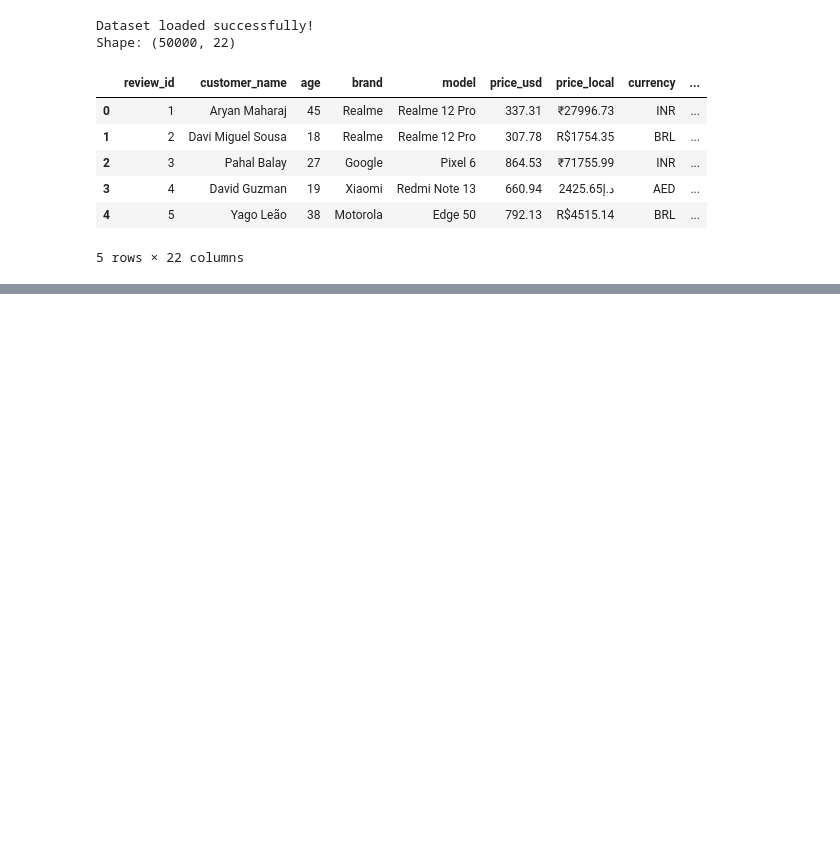
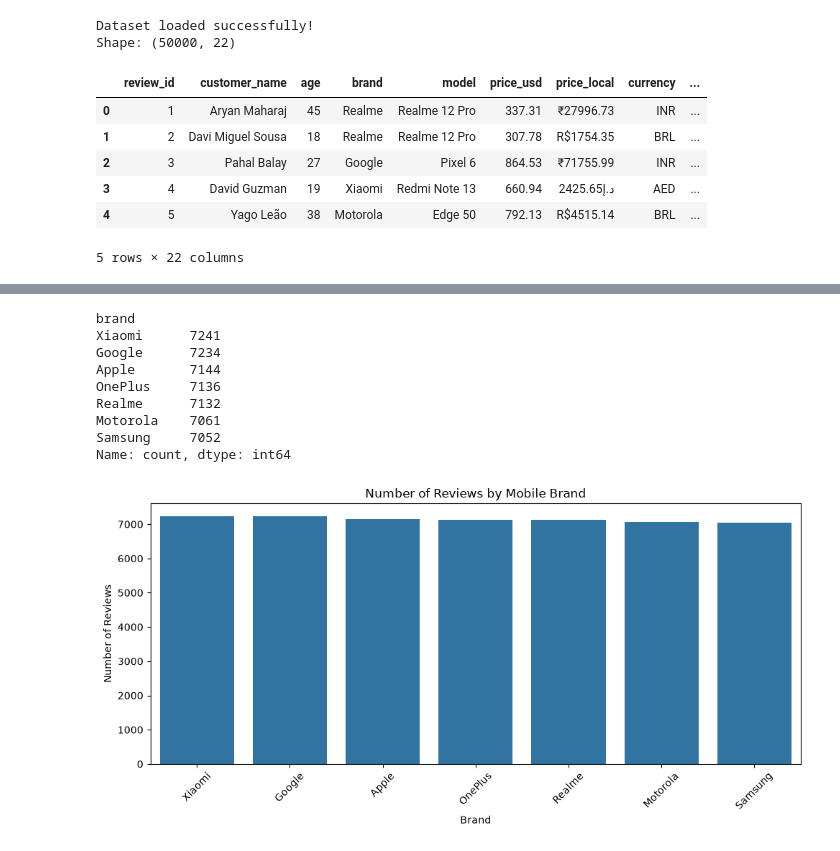
Before and after one commit to paulrobinsonr/Mobile_product_segmentation, a Jupyter notebook: mobile_prt_seg.ipynb, the cells around one changed output, grey strips where cells are left out. Drawn from its saved outputs; the diff is of its cells as text; code cells hidden in the pictures; blank space fills up the shorter version.

```diff
--- a/mobile_prt_seg.ipynb
+++ b/mobile_prt_seg.ipynb
@@ -35,0 +83,9 @@ Shape: (50000, 22)
+# %%
+# Unique values in important categorical columns
+
+categorical_columns = df.select_dtypes(include="object").columns
+
+for col in categorical_columns:
+    print(f"\n{col}:")
+    print("Unique values:", df[col].nunique())
+    print(df[col].dropna().unique()[:15])
@@ -35,0 +207,15 @@ Shape: (50000, 22)
+# %%
+# ============================================
+#Finalize Clean Dataset
+# ============================================
+
+# Drop the original string-based price_local column
+df_clean = df_clean.drop(columns=["price_local"])
+
+# Verify missing values
+remaining_missing = df_clean.isnull().sum()
+
+print("Remaining missing values:")
+print(remaining_missing[remaining_missing > 0])
+
+print("\nFinal cleaned dataset shape:", df_clean.shape)
@@ -35,0 +237,32 @@ Shape: (50000, 22)
+# %%
+# ============================================
+# Step 6.1: Brand Distribution
+# ============================================
+
+brand_counts = df_clean["brand"].value_counts()
+
+print(brand_counts)
+
+plt.figure(figsize=(10, 5))
+sns.barplot(
+    x=brand_counts.index,
+    y=brand_counts.values
+)
+
+plt.title("Number of Reviews by Mobile Brand")
+plt.xlabel("Brand")
+plt.ylabel("Number of Reviews")
+plt.xticks(rotation=45)
+plt.tight_layout()
+plt.show()
+# %% [output]
+brand
+Xiaomi      7241
+Google      7234
+Apple       7144
+OnePlus     7136
+Realme      7132
+Motorola    7061
+Samsung     7052
+Name: count, dtype: int64
+[figure, added]
```
Also changed, not shown: parts of 34 cells of this notebook, 6 other files.
